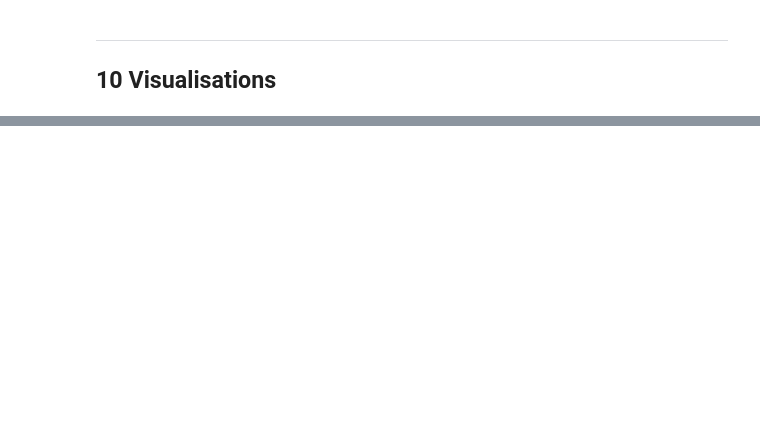
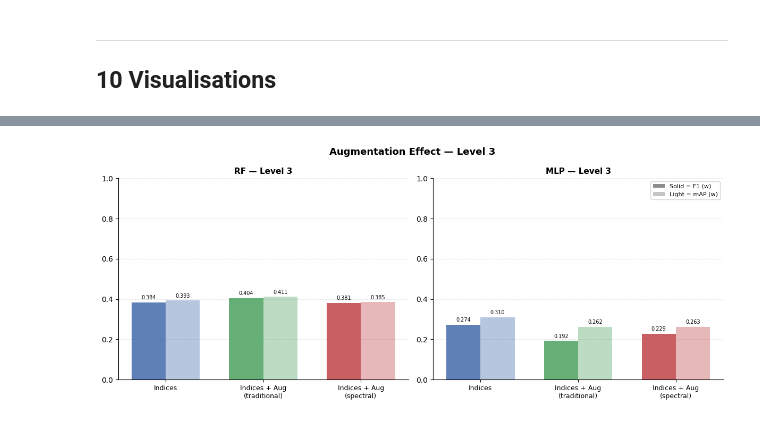
Before and after one commit to m-uceda/BIP2026, a Jupyter notebook: model/model_comp_new.ipynb, the cells around one changed output, grey strips where cells are left out. Cells and saved outputs as stored; diff of their text form; code cells hidden in the pictures; blank space fills up the shorter version.

```diff
--- a/model/model_comp_new.ipynb
+++ b/model/model_comp_new.ipynb
@@ -891,0 +986,61 @@ plt.show()
+# %%
+# ── 10.4  Augmentation effect: raw vs trad_aug vs spec_aug for each level+model
+
+fig, axes = plt.subplots(1, 2, figsize=(12, 5))
+
+lvl = 3
+colors = ['#4C72B0', '#55A868', '#C44E52']  # same as before
+
+for col, mdl in enumerate(['RF', 'MLP']):
+    ax = axes[col]
+
+    f1v = [all_results.get((lvl, fs, mdl), {}).get('weighted', {}).get('f1', 0) for fs in aug_sets]
+    mpv = [all_results.get((lvl, fs, mdl), {}).get('weighted', {}).get('mAP', 0) for fs in aug_sets]
+
+    x = np.arange(3)
+    w = 0.35
+
+    ax.set_axisbelow(True)
+    ax.yaxis.grid(True, alpha=0.3, linestyle='--')
+
+    b1 = ax.bar(x - w/2, f1v, w, color=colors, alpha=0.9)
+    b2 = ax.bar(x + w/2, mpv, w, color=colors, alpha=0.4)
+
+    # labels
+    for bars, vals in [(b1, f1v), (b2, mpv)]:
+        for bar, v in zip(bars, vals):
+            ax.text(
+                bar.get_x() + bar.get_width()/2,
+                bar.get_height() + 0.01,
+                f'{v:.3f}',
+                ha='center', va='bottom', fontsize=7
+            )
+
+    ax.set_xticks(x)
+    ax.set_title(f'{mdl} — Level 3', fontsize=11, fontweight='bold')
+    ax.set_ylim(0, 1.0)
+    ax.set_xticklabels([
+        'Indices',
+        'Indices + Aug\n(traditional)',
+        'Indices + Aug\n(spectral)'
+    ], fontsize=9)
+    ax.spines[['top', 'right']].set_visible(False)
+
+# small legend top-right
+legend_els = [Patch(facecolor='grey', alpha=0.9, label='Solid = F1 (w)'),
+              Patch(facecolor='grey', alpha=0.45, label='Light = mAP (w)')]
+axes[1].legend(
+    handles=legend_els,
+    fontsize=8,
+    loc='upper right',
+    frameon=True
+)
+
+
+plt.suptitle('Augmentation Effect — Level 3', fontsize=13, fontweight='bold')
+plt.tight_layout()
+
+plt.savefig(os.path.join(MODEL_DIR, 'augmentation_lvl3_clean.png'), dpi=150)
+plt.show()
+# %% [output]
+[figure, added]
```
Also changed, not shown: parts of 16 cells of this notebook, 2 other files.
